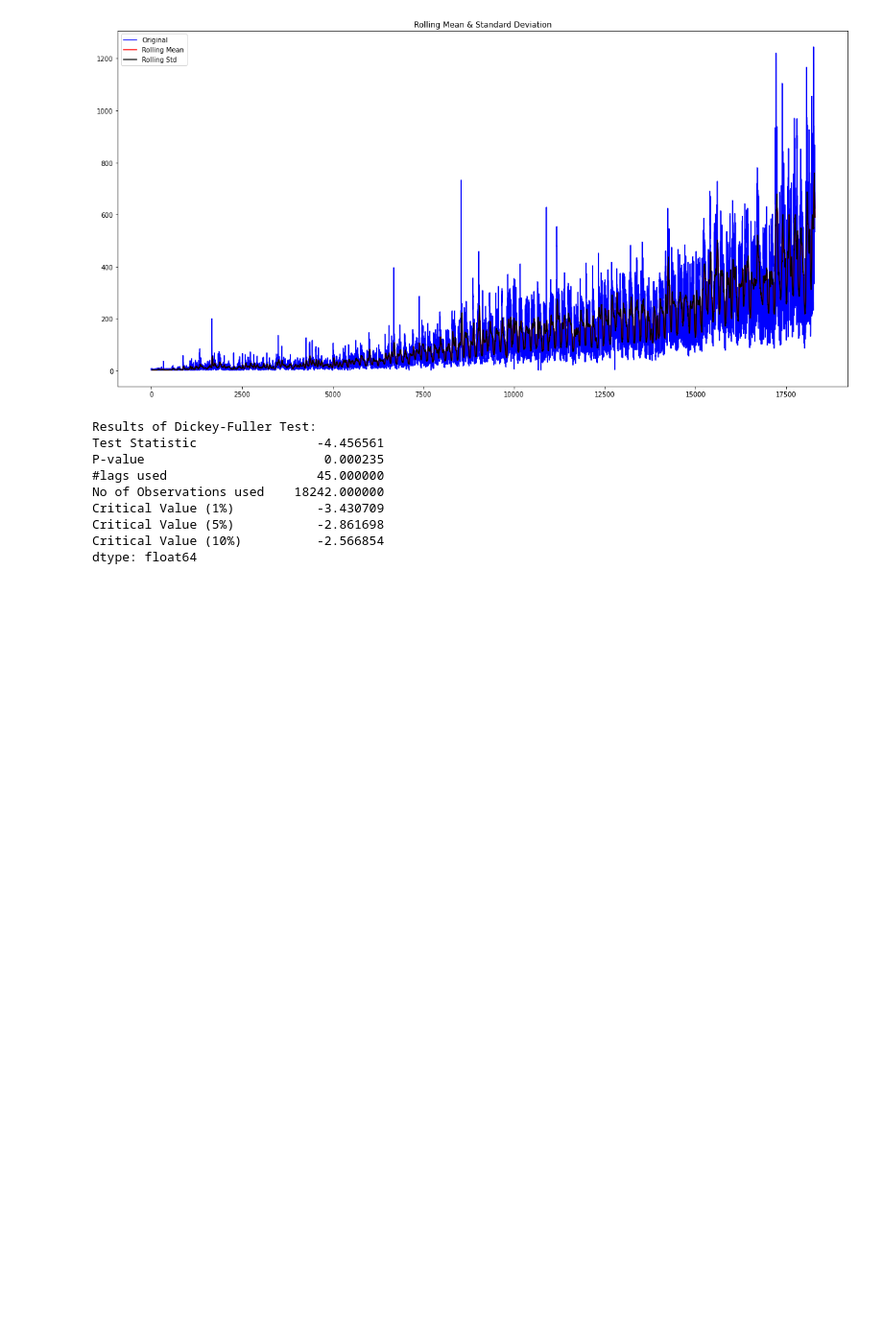
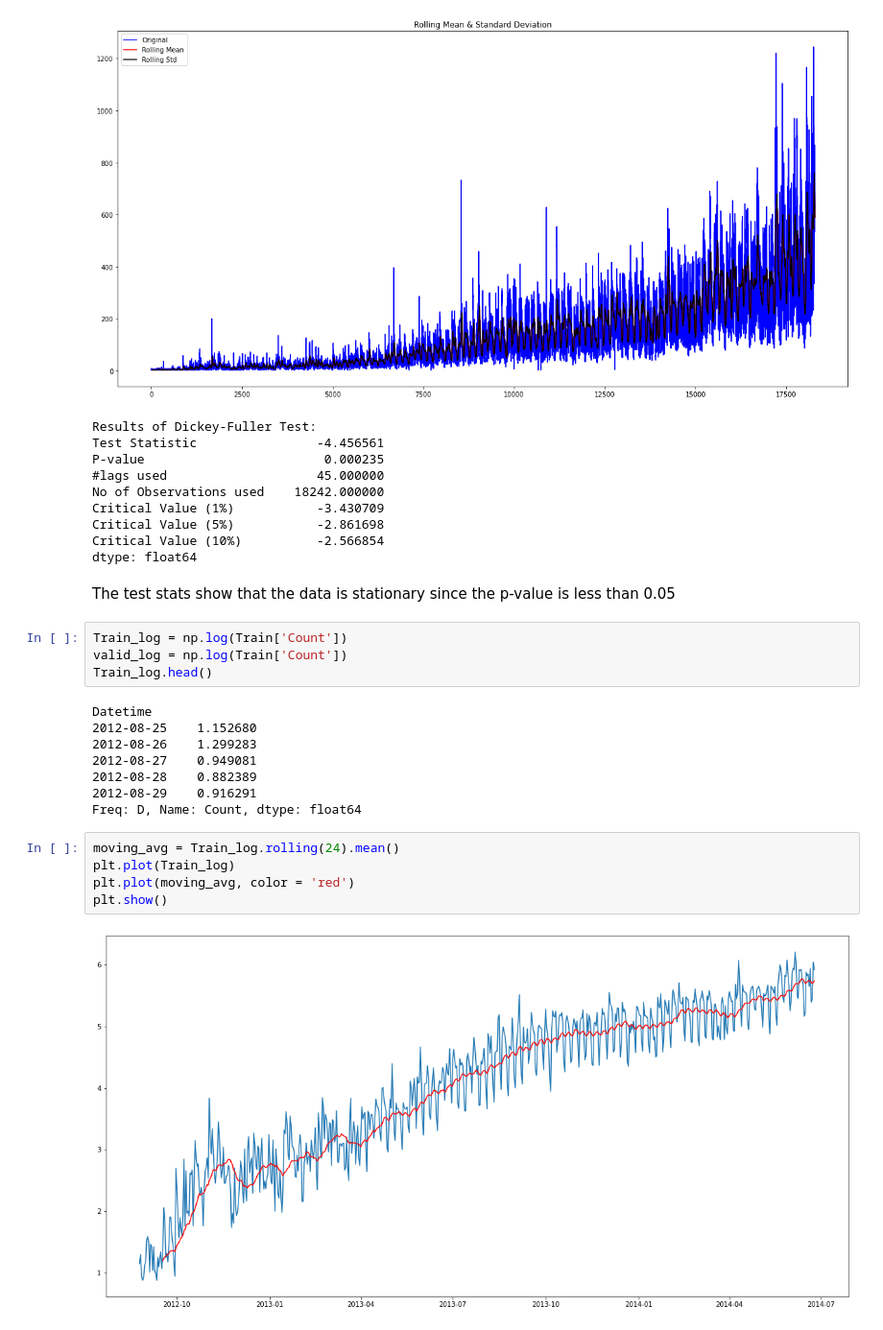
Before and after one commit to basel-ay/Transportation-Forecasting, a Jupyter notebook: Time_Series_Analysis_on_Transportation.ipynb, the cells around one changed output. Shown at 96% size. Saved outputs shown, nothing was run; the diff lists cells and outputs as text; blank space fills up the shorter version.

```diff
--- a/Time_Series_Analysis_on_Transportation.ipynb
+++ b/Time_Series_Analysis_on_Transportation.ipynb
@@ -427,3 +427,24 @@ Critical Value (1%)           -3.430709
 Critical Value (5%)           -2.861698
 Critical Value (10%)          -2.566854
 dtype: float64
+# %% [markdown]
+The test stats show that the data is stationary since the p-value is less than 0.05
+# %%
+Train_log = np.log(Train['Count'])
+valid_log = np.log(Train['Count'])
+Train_log.head()
+# %% [output]
+Datetime
+2012-08-25    1.152680
+2012-08-26    1.299283
+2012-08-27    0.949081
+2012-08-28    0.882389
+2012-08-29    0.916291
+Freq: D, Name: Count, dtype: float64
+# %%
+moving_avg = Train_log.rolling(24).mean()
+plt.plot(Train_log)
+plt.plot(moving_avg, color = 'red')
+plt.show()
+# %% [output]
+[figure, added]
```
Also changed, not shown: parts of 10 cells of this notebook.
